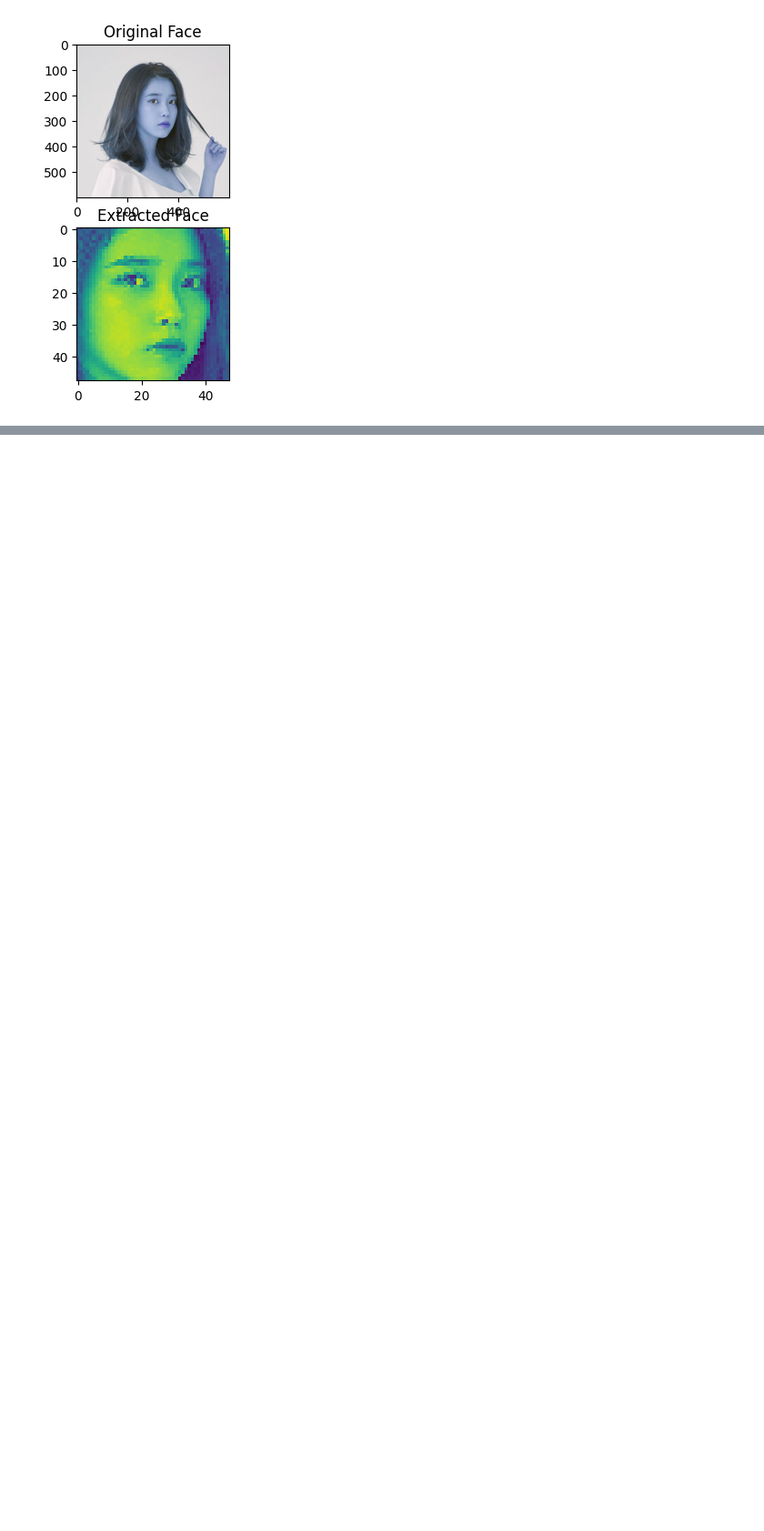
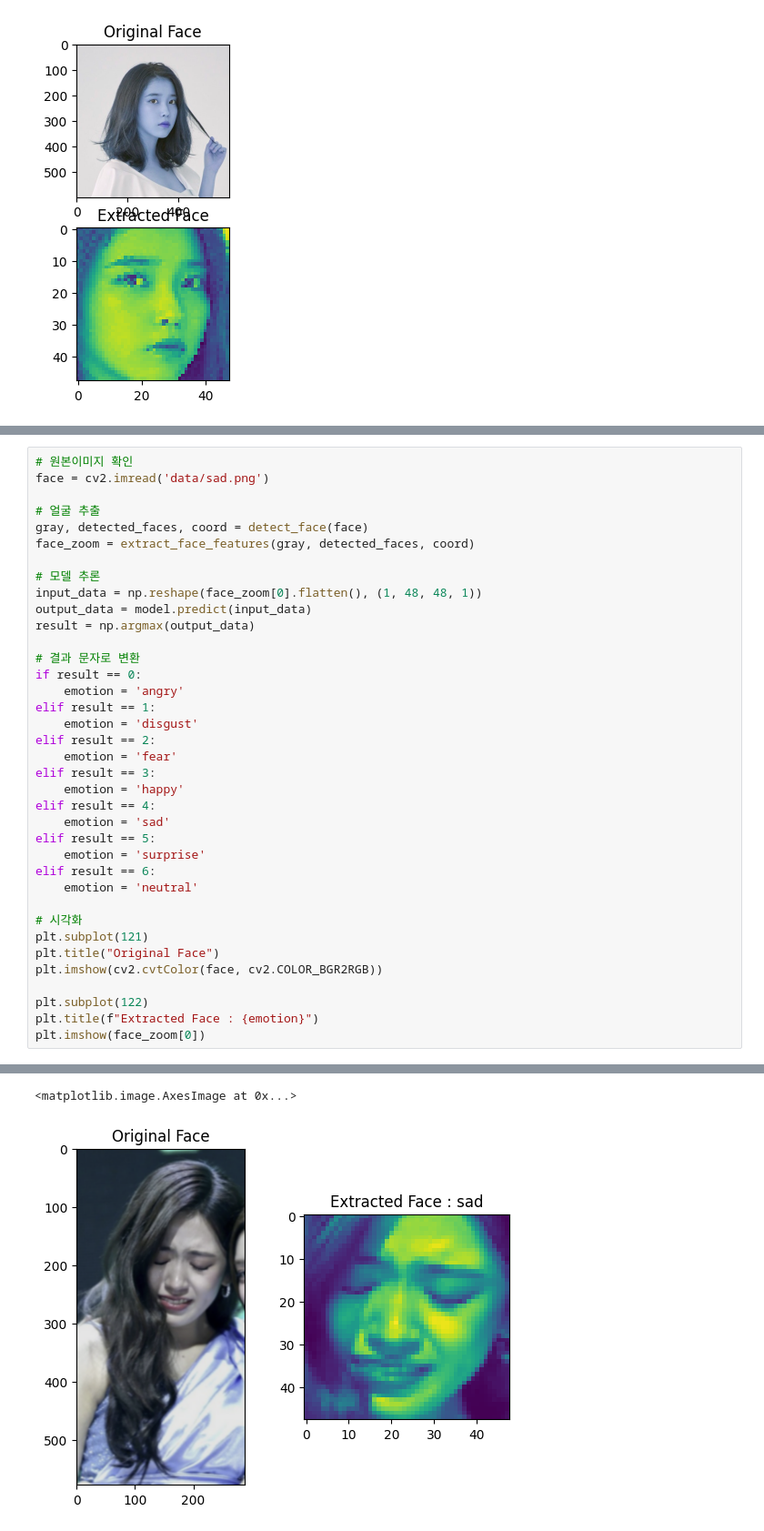
Before and after one commit to ICT-team-2/nutrimate-flask, a Jupyter notebook: 얼굴감정분석.ipynb, the cells around one changed output, grey strips where cells are left out. Shown at 91% size. Drawn from its saved outputs; the diff is of its cells as text; blank space fills up the shorter version.

```diff
--- a/얼굴감정분석.ipynb
+++ b/얼굴감정분석.ipynb
@@ -532,0 +534,38 @@ plt.imshow(face_zoom[0])
+# %%
+# 원본이미지 확인
+face = cv2.imread('data/sad.png')
+
+# 얼굴 추출
+gray, detected_faces, coord = detect_face(face)
+face_zoom = extract_face_features(gray, detected_faces, coord)
+
+# 모델 추론
+input_data = np.reshape(face_zoom[0].flatten(), (1, 48, 48, 1))
+output_data = model.predict(input_data)
+result = np.argmax(output_data)
+
+# 결과 문자로 변환
+if result == 0:
+    emotion = 'angry'
+elif result == 1:
+    emotion = 'disgust'
+elif result == 2:
+    emotion = 'fear'
+elif result == 3:
+    emotion = 'happy'
+elif result == 4:
+    emotion = 'sad'
+elif result == 5:
+    emotion = 'surprise'
+elif result == 6:
+    emotion = 'neutral'
+
+# 시각화
+plt.subplot(121)
+plt.title("Original Face")
+plt.imshow(cv2.cvtColor(face, cv2.COLOR_BGR2RGB))
+
+plt.subplot(122)
+plt.title(f"Extracted Face : {emotion}")
+plt.imshow(face_zoom[0])
+# %% [output]
@@ -532,0 +573,2 @@ plt.imshow(face_zoom[0])
+<matplotlib.image.AxesImage at 0x...>
+[figure, added]
```
Also changed, not shown: parts of 13 cells of this notebook, 11 other files.
